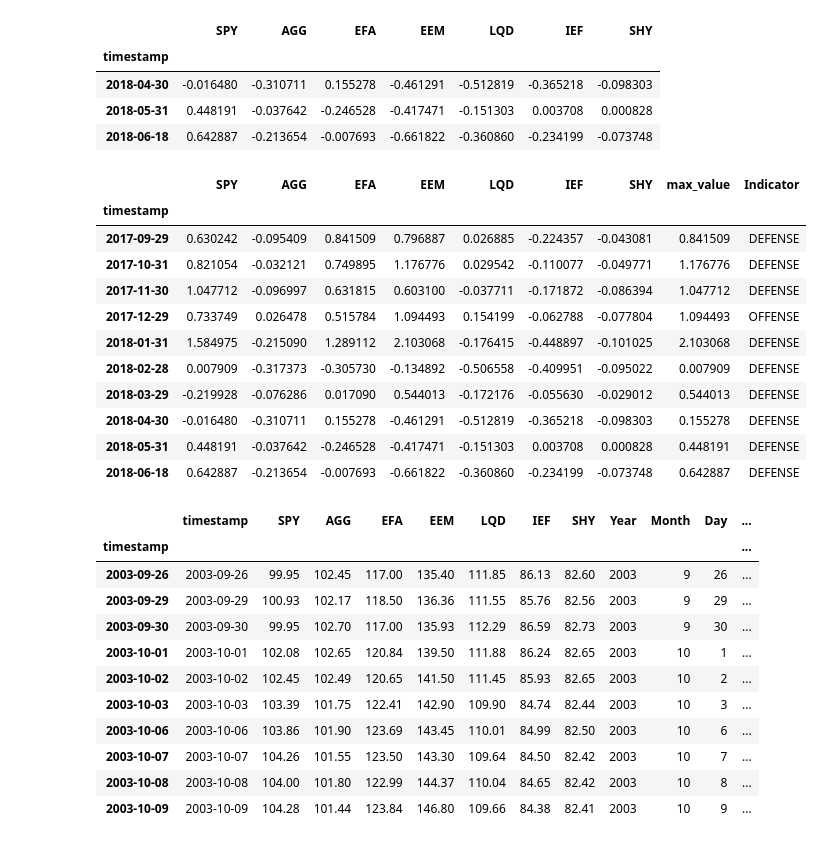
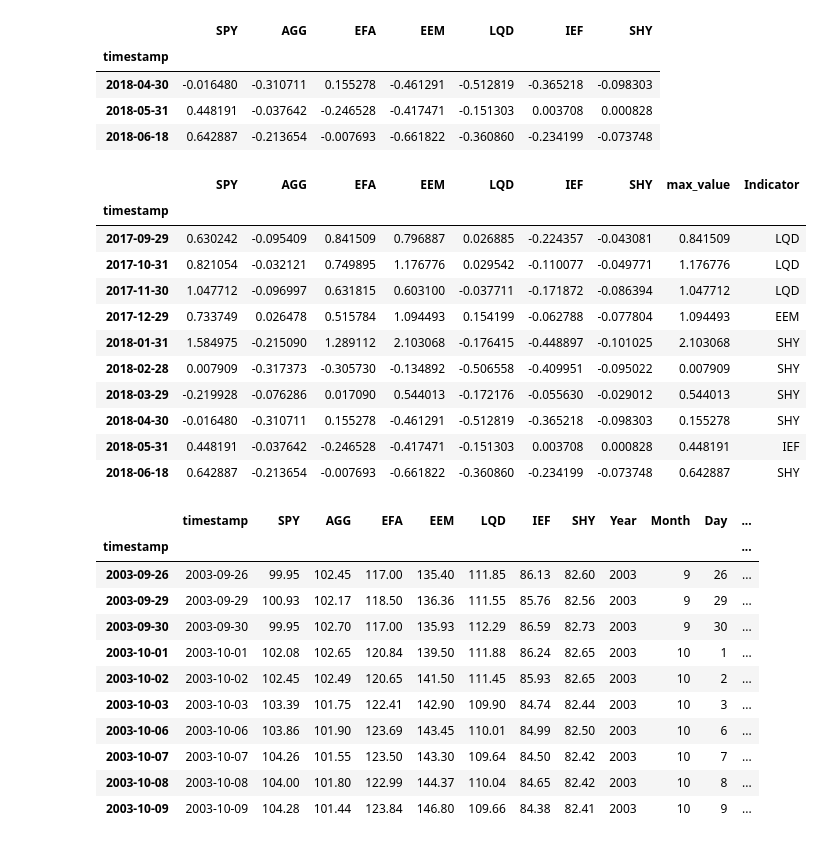
Before and after one commit to xexx12345/MISC, a Jupyter notebook: VAA.ipynb, the cells around one changed output. Cells and saved outputs as stored; diff of their text form; code cells hidden in the pictures.

```diff
--- a/VAA.ipynb
+++ b/VAA.ipynb
@@ -99,22 +99,22 @@ Maindf_EOM_VAA.tail(3)
 def offense(df):
     if df[['SPY','AGG','EFA','EEM']]
 # %%
-Maindf_EOM_VAA['Indicator'] = np.where(Maindf_EOM_VAA[['SPY','AGG','EFA','EEM']].min(axis = 1) > 0, "OFFENSE", "DEFENSE")
+Maindf_EOM_VAA['Indicator'] = np.where(Maindf_EOM_VAA[['SPY','AGG','EFA','EEM']].min(axis = 1) > 0, Maindf_EOM_VAA[['SPY','AGG','EFA','EEM']].idxmax(axis = 1), Maindf_EOM_VAA[['LQD','IEF','SHY']].idxmax(axis = 1))
-# %%
-Maindf_EOM_VAA['Instrument'] = np.where()
-# %% [output]
-|  | SPY | AGG | EFA | EEM | LQD | IEF | SHY | max_value | Indicator |
-| timestamp |  |  |  |  |  |  |  |  |  |
-| 2017-09-29 | 0.630242 | -0.095409 | 0.841509 | 0.796887 | 0.026885 | -0.224357 | -0.043081 | 0.841509 | DEFENSE |
-| 2017-10-31 | 0.821054 | -0.032121 | 0.749895 | 1.176776 | 0.029542 | -0.110077 | -0.049771 | 1.176776 | DEFENSE |
-| 2017-11-30 | 1.047712 | -0.096997 | 0.631815 | 0.603100 | -0.037711 | -0.171872 | -0.086394 | 1.047712 | DEFENSE |
-| 2017-12-29 | 0.733749 | 0.026478 | 0.515784 | 1.094493 | 0.154199 | -0.062788 | -0.077804 | 1.094493 | OFFENSE |
-| 2018-01-31 | 1.584975 | -0.215090 | 1.289112 | 2.103068 | -0.176415 | -0.448897 | -0.101025 | 2.103068 | DEFENSE |
-| 2018-02-28 | 0.007909 | -0.317373 | -0.305730 | -0.134892 | -0.506558 | -0.409951 | -0.095022 | 0.007909 | DEFENSE |
-| 2018-03-29 | -0.219928 | -0.076286 | 0.017090 | 0.544013 | -0.172176 | -0.055630 | -0.029012 | 0.544013 | DEFENSE |
-| 2018-04-30 | -0.016480 | -0.310711 | 0.155278 | -0.461291 | -0.512819 | -0.365218 | -0.098303 | 0.155278 | DEFENSE |
-| 2018-05-31 | 0.448191 | -0.037642 | -0.246528 | -0.417471 | -0.151303 | 0.003708 | 0.000828 | 0.448191 | DEFENSE |
-| 2018-06-18 | 0.642887 | -0.213654 | -0.007693 | -0.661822 | -0.360860 | -0.234199 | -0.073748 | 0.642887 | DEFENSE |
+# %%
+Maindf_EOM_VAA.tail(10)
+# %% [output]
+|  | SPY | AGG | EFA | EEM | LQD | IEF | SHY | max_value | Indicator |
+| timestamp |  |  |  |  |  |  |  |  |  |
+| 2017-09-29 | 0.630242 | -0.095409 | 0.841509 | 0.796887 | 0.026885 | -0.224357 | -0.043081 | 0.841509 | LQD |
+| 2017-10-31 | 0.821054 | -0.032121 | 0.749895 | 1.176776 | 0.029542 | -0.110077 | -0.049771 | 1.176776 | LQD |
+| 2017-11-30 | 1.047712 | -0.096997 | 0.631815 | 0.603100 | -0.037711 | -0.171872 | -0.086394 | 1.047712 | LQD |
+| 2017-12-29 | 0.733749 | 0.026478 | 0.515784 | 1.094493 | 0.154199 | -0.062788 | -0.077804 | 1.094493 | EEM |
+| 2018-01-31 | 1.584975 | -0.215090 | 1.289112 | 2.103068 | -0.176415 | -0.448897 | -0.101025 | 2.103068 | SHY |
+| 2018-02-28 | 0.007909 | -0.317373 | -0.305730 | -0.134892 | -0.506558 | -0.409951 | -0.095022 | 0.007909 | SHY |
+| 2018-03-29 | -0.219928 | -0.076286 | 0.017090 | 0.544013 | -0.172176 | -0.055630 | -0.029012 | 0.544013 | SHY |
+| 2018-04-30 | -0.016480 | -0.310711 | 0.155278 | -0.461291 | -0.512819 | -0.365218 | -0.098303 | 0.155278 | SHY |
+| 2018-05-31 | 0.448191 | -0.037642 | -0.246528 | -0.417471 | -0.151303 | 0.003708 | 0.000828 | 0.448191 | IEF |
+| 2018-06-18 | 0.642887 | -0.213654 | -0.007693 | -0.661822 | -0.360860 | -0.234199 | -0.073748 | 0.642887 | SHY |
 # %%
 save_xls([Maindf_EOM,Maindf_EOM_VAA,Maindf],"H:\\vaa.xlsx",["PRICES","PERCENT","RAW PRICES"])
 # %%
```
